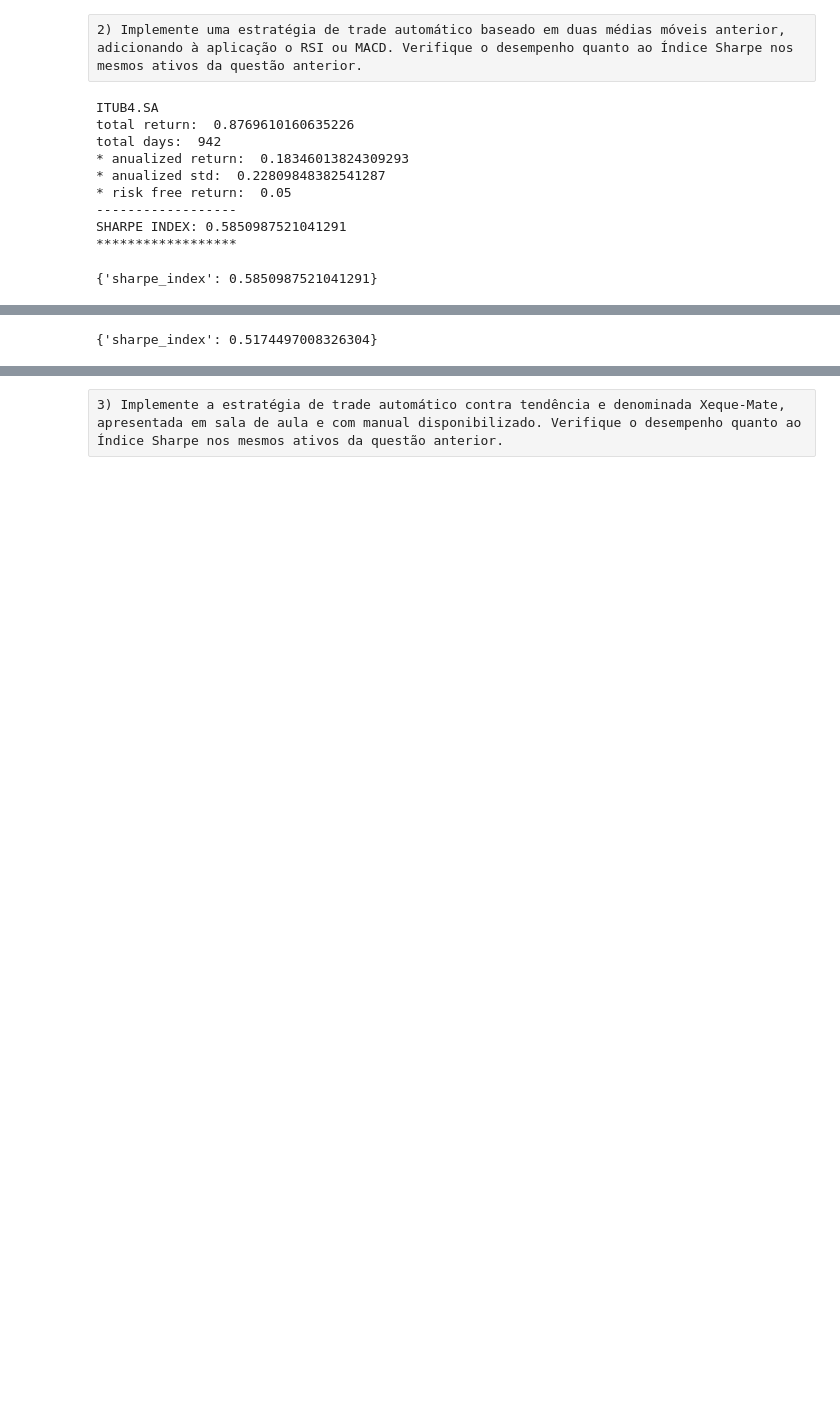
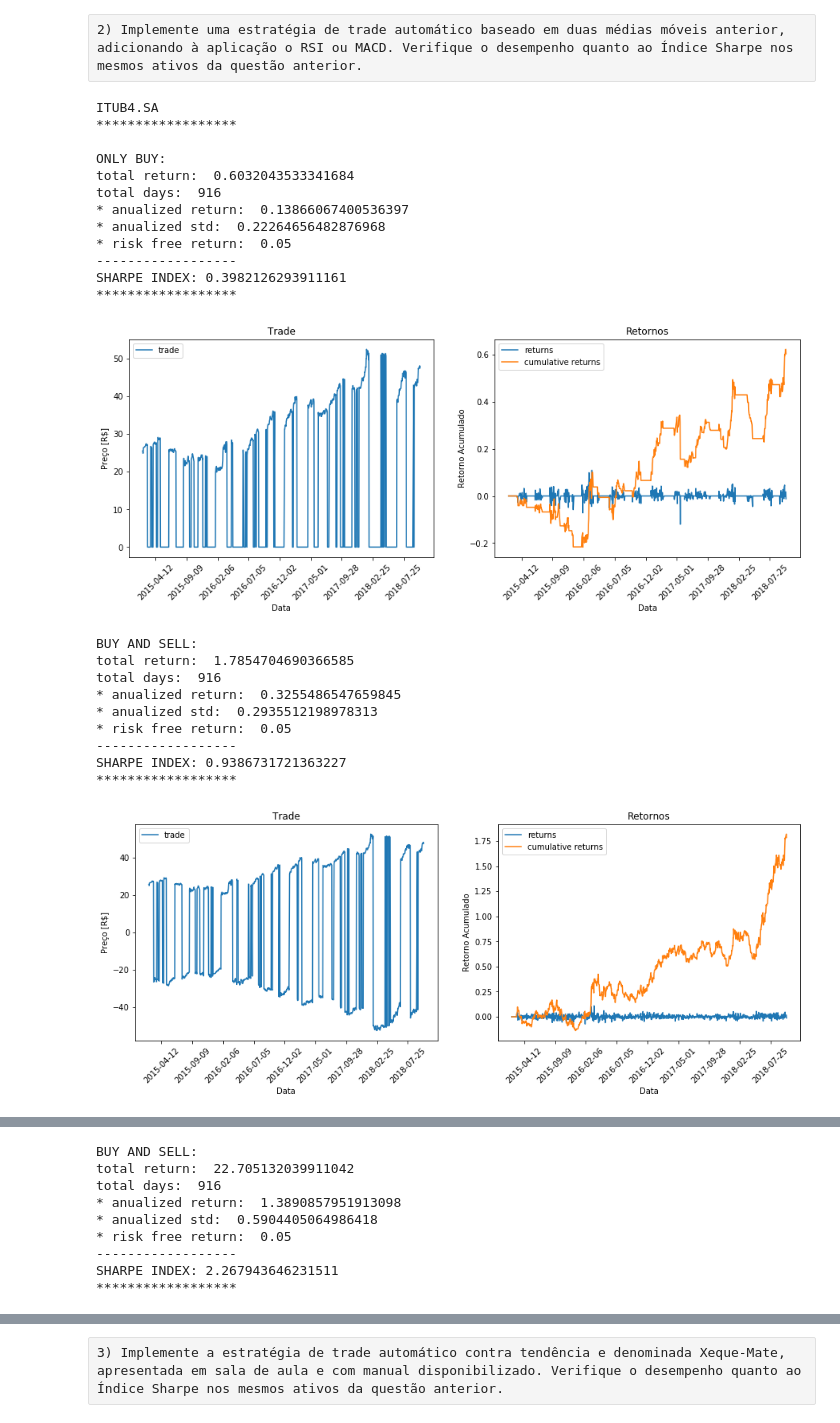
Before and after one commit to AlexandreTK/investment_P2, a Jupyter notebook: SegundaAtividadePraticaAvaliativa.ipynb, the cells around one changed output, grey strips where cells are left out. Saved outputs shown, nothing was run; the diff lists cells and outputs as text; code cells hidden in the pictures; blank space fills up the shorter version.

```diff
--- a/SegundaAtividadePraticaAvaliativa.ipynb
+++ b/SegundaAtividadePraticaAvaliativa.ipynb
@@ -168,12 +166,12 @@ def plot_asset_mavg_buy_sell(asset):
     ax1.plot(asset[['short_mavg', 'long_mavg']])
 
     # Buy
-    ax1.plot(asset.loc[asset.positions_diff == 1.0].index,
-             asset.short_mavg[asset.positions_diff == 1.0],
+    ax1.plot(asset.loc[asset.positions_diff >= 1.0].index,
+             asset.short_mavg[asset.positions_diff >= 1.0],
              '^', markersize=10, color='m',label='Buy')
     # Sell
-    ax1.plot(asset.loc[asset.positions_diff == -1.0].index,
-             asset.short_mavg[asset.positions_diff == -1.0],
+    ax1.plot(asset.loc[asset.positions_diff <= -1.0].index,
+             asset.short_mavg[asset.positions_diff <= -1.0],
              'v', markersize=10, color='k',label='Sell')
 
     ax1.legend(loc='lower left')
@@ -391,21 +503,45 @@ def macd_from_price_df(price_df, short_window, long_window):
 # %%
 %matplotlib inline
 for asset in top_5_keys:
     print(asset)
+    print('******************\n')
     price = stock_data[asset][['Adj Close']]
+    #price.columns = ['Adj Close']
 
-    macd_df = macd_from_price_df(price, 8, 20)
+    macd_buy_only_df = MACD_buy_only(price)
 
-    display(risk_adjusted_return_indicators(macd_df))
+    macd_buy_and_sell_df = MACD_buy_and_sell(price)
+
+    print('ONLY BUY:')
+    risk_adjusted_return_indicators(macd_buy_only_df)
+    plot_trade_returns(macd_buy_only_df)
+
+
+    print('BUY AND SELL:')
+    risk_adjusted_return_indicators(macd_buy_and_sell_df)
+    plot_trade_returns(macd_buy_and_sell_df)
 # %% [output]
 ITUB4.SA
-total return:  0.8769610160635226
-total days:  942
-* anualized return:  0.18346013824309293
-* anualized std:  0.22809848382541287
+******************
+
+ONLY BUY:
+total return:  0.6032043533341684
+total days:  916
+* anualized return:  0.13866067400536397
+* anualized std:  0.22264656482876968
 * risk free return:  0.05
 ------------------
-SHARPE INDEX: 0.5850987521041291
+SHARPE INDEX: 0.3982126293911161
 ******************
+[figure, added]
-{'sharpe_index': 0.5850987521041291}
+BUY AND SELL:
+total return:  1.7854704690366585
+total days:  916
+* anualized return:  0.3255486547659845
+* anualized std:  0.2935512198978313
+* risk free return:  0.05
+------------------
+SHARPE INDEX: 0.9386731721363227
+******************
+[figure, added]
 GOAU4.SA
@@ -420 +560,9 @@ SHARPE INDEX: 0.5174497008326304
-{'sharpe_index': 0.5174497008326304}
+BUY AND SELL:
+total return:  22.705132039911042
+total days:  916
+* anualized return:  1.3890857951913098
+* anualized std:  0.5904405064986418
+* risk free return:  0.05
+------------------
+SHARPE INDEX: 2.267943646231511
+******************
```
Also changed, not shown: parts of 17 cells of this notebook.
